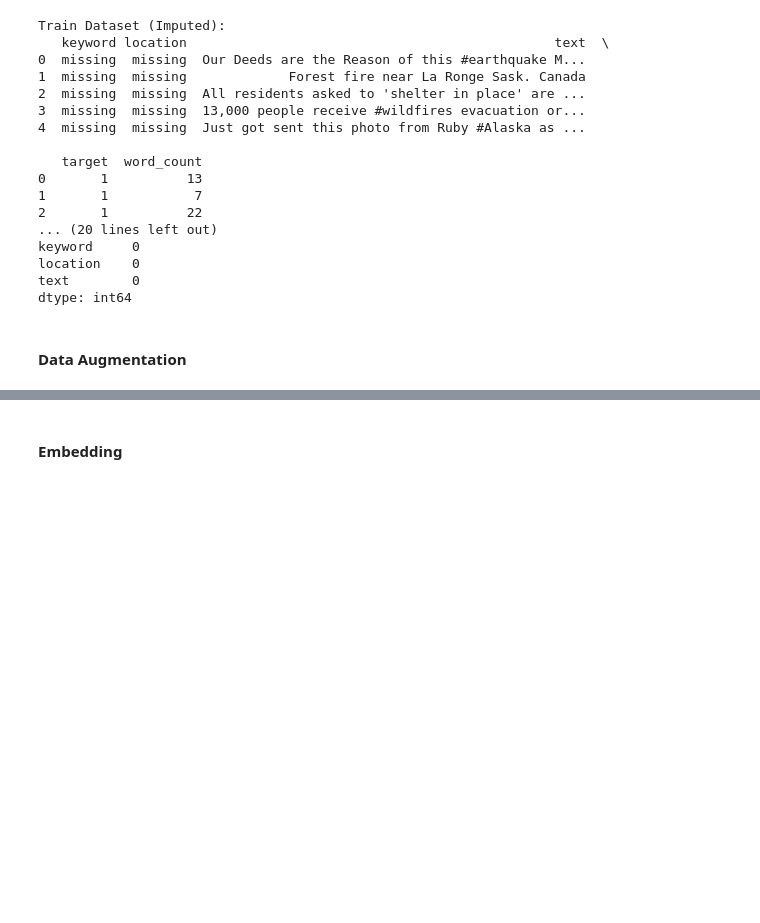
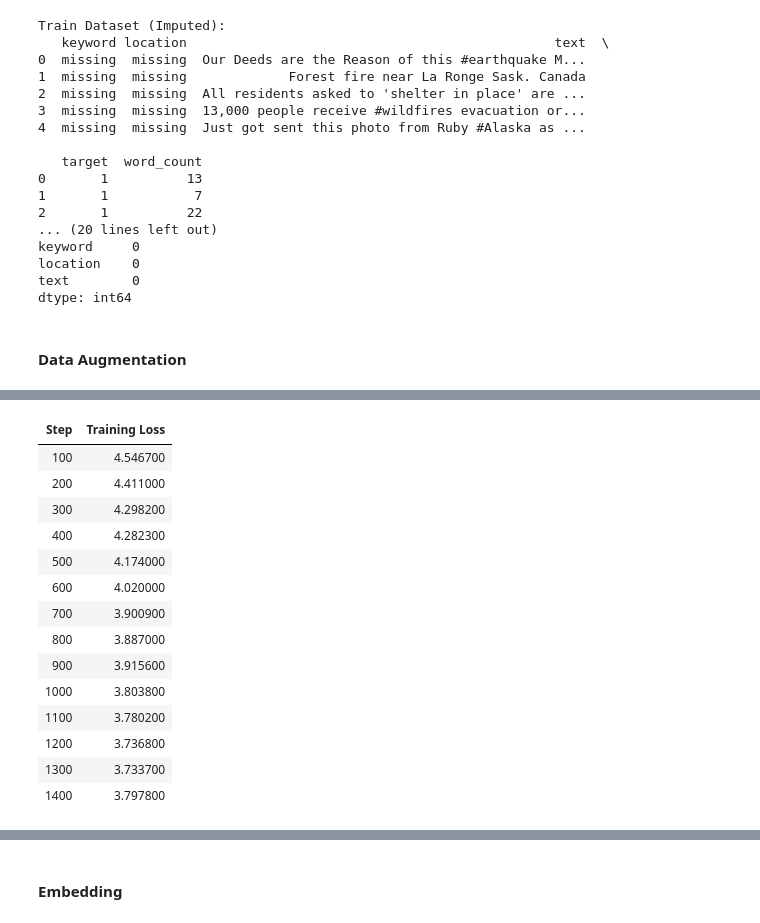
Before and after one commit to e-timmy/Machine-Learning, a Jupyter notebook: Kaggle/nlp-disaster-tweets/nlp-disaster.ipynb, the cells around one changed output, grey strips where cells are left out. Cells and saved outputs as stored; diff of their text form; code cells hidden in the pictures; blank space fills up the shorter version.

Commit message:
disaster: working with generated text

```diff
--- a/Kaggle/nlp-disaster-tweets/nlp-disaster.ipynb
+++ b/Kaggle/nlp-disaster-tweets/nlp-disaster.ipynb
@@ -249,0 +206,73 @@ for text in generated_texts:
+# %%
+from transformers import GPT2LMHeadModel, GPT2Tokenizer, TextDataset, DataCollatorForLanguageModeling
+from transformers import Trainer, TrainingArguments
+import pandas as pd
+
+# Load the pre-trained GPT model and tokenizer
+model_name = "gpt2"  # You can use other variants like "gpt2-medium", "gpt2-large", etc.
+tokenizer = GPT2Tokenizer.from_pretrained(model_name)
+model = GPT2LMHeadModel.from_pretrained(model_name)
+
+# Ensure the tokenizer has a padding token
+if tokenizer.pad_token is None:
+    tokenizer.pad_token = tokenizer.eos_token
+
+# Preprocess the text data
+def preprocess_text(text):
+    return tokenizer.encode(text, add_special_tokens=True, max_length=128, truncation=True, padding="max_length")
+
+# Prepare the dataset
+tweets = X_train_imputed['text'].tolist()
+with open('temp_dataset.txt', 'w', encoding='utf-8') as f:
+    for tweet in tweets:
+        f.write(f"{tweet}\n")
+
+# Create a dataset for fine-tuning
+train_dataset = TextDataset(
+    tokenizer=tokenizer,
+    file_path="temp_dataset.txt",
+    block_size=128
+)
+
+# Define the data collator
+data_collator = DataCollatorForLanguageModeling(
+    tokenizer=tokenizer, mlm=False
+)
+
+# Define the training arguments
+training_args = TrainingArguments(
+    output_dir="output",
+    num_train_epochs=3,
+    per_device_train_batch_size=4,
+    save_steps=1000,
+    logging_steps=100
+)
+
+# Create the trainer
+trainer = Trainer(
+    model=model,
+    args=training_args,
+    data_collator=data_collator,
+    train_dataset=train_dataset
+)
+
+# Fine-tune the model
+trainer.train()
+
+# Generate new text samples
+generated_text = model.generate(
+    input_ids=None,
+    max_length=100,
+    num_return_sequences=5,
+    no_repeat_ngram_size=2,
+    do_sample=True
+)
+
+# Decode the generated text
+for i, output in enumerate(generated_text):
+    print(f"Generated Text {i+1}: {tokenizer.decode(output, skip_special_tokens=True)}")
+
+# Clean up the temporary file
+import os
+os.remove('temp_dataset.txt')
+# %% [output]
@@ -249,0 +280,15 @@ for text in generated_texts:
+| Step | Training Loss |
+| 100 | 4.546700 |
+| 200 | 4.411000 |
+| 300 | 4.298200 |
+| 400 | 4.282300 |
+| 500 | 4.174000 |
+| 600 | 4.020000 |
+| 700 | 3.900900 |
+| 800 | 3.887000 |
+| 900 | 3.915600 |
+| 1000 | 3.803800 |
+| 1100 | 3.780200 |
+| 1200 | 3.736800 |
+| 1300 | 3.733700 |
+| 1400 | 3.797800 |
```
Also changed, not shown: parts of 3 cells of this notebook, 1 other file.
